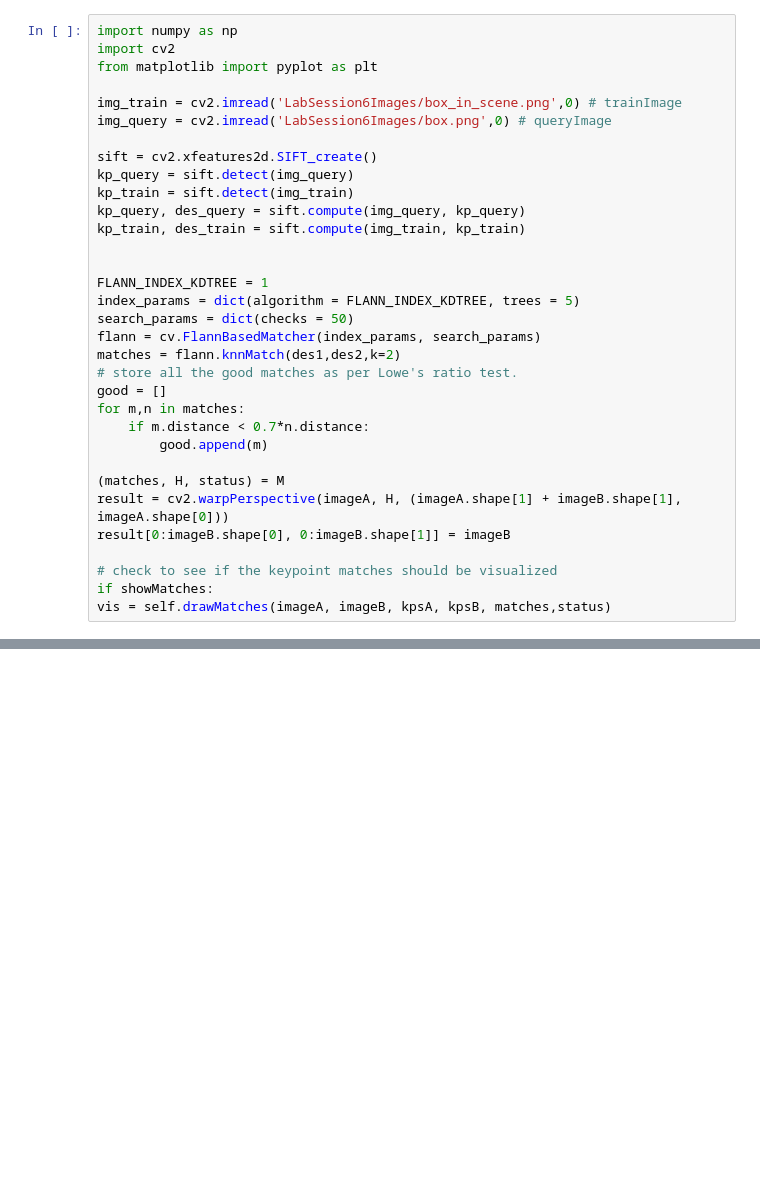
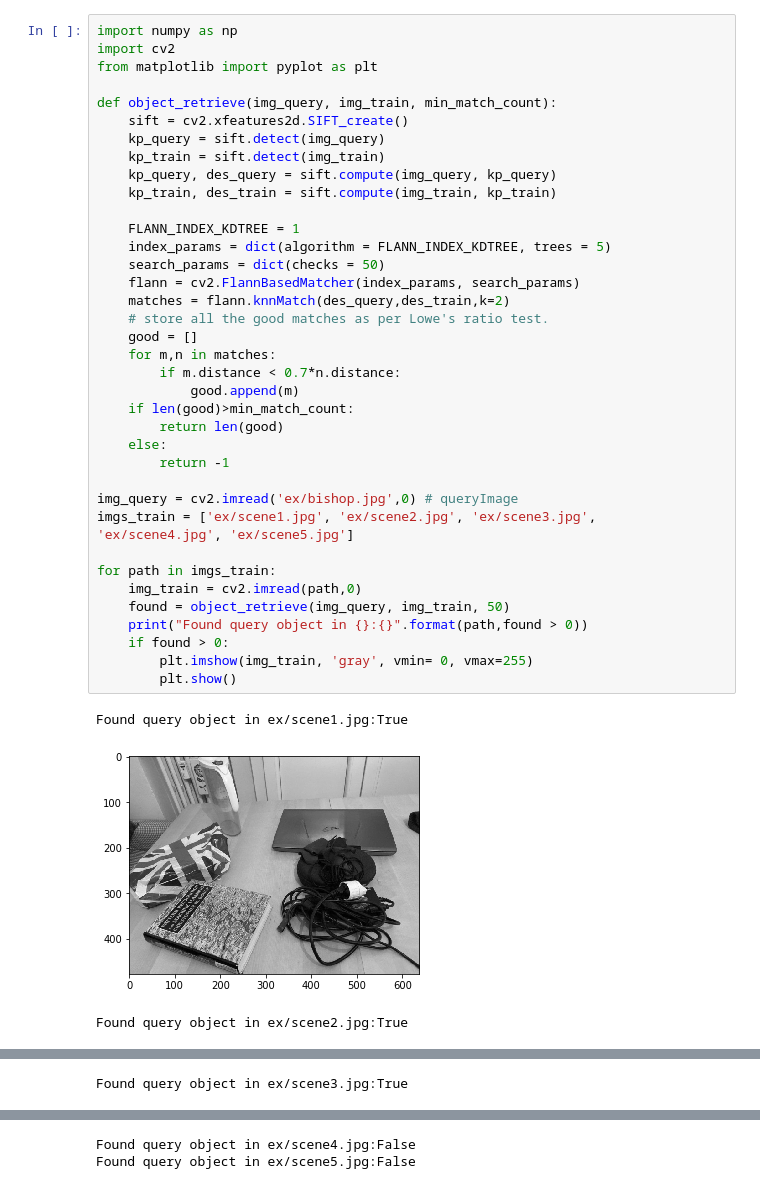
Before and after one commit to CVLAB-Unibo/ComputerVisionImageProcessing-LabSessions, a Jupyter notebook: LabSession6/LabSession6-ExercisesSolutions.ipynb, the cells around one changed output, grey strips where cells are left out. Drawn from its saved outputs; the diff is of its cells as text; blank space fills up the shorter version.

```diff
--- a/LabSession6/LabSession6-ExercisesSolutions.ipynb
+++ b/LabSession6/LabSession6-ExercisesSolutions.ipynb
@@ -6,33 +194,41 @@ Image Search
 # %%
 import numpy as np
 import cv2
 from matplotlib import pyplot as plt
 
-img_train = cv2.imread('LabSession6Images/box_in_scene.png',0) # trainImage
-img_query = cv2.imread('LabSession6Images/box.png',0) # queryImage
+def object_retrieve(img_query, img_train, min_match_count):
+    sift = cv2.xfeatures2d.SIFT_create()
+    kp_query = sift.detect(img_query)
+    kp_train = sift.detect(img_train)
+    kp_query, des_query = sift.compute(img_query, kp_query)
+    kp_train, des_train = sift.compute(img_train, kp_train)
 
-sift = cv2.xfeatures2d.SIFT_create()
-kp_query = sift.detect(img_query)
-kp_train = sift.detect(img_train)
-kp_query, des_query = sift.compute(img_query, kp_query)
-kp_train, des_train = sift.compute(img_train, kp_train)
+    FLANN_INDEX_KDTREE = 1
+    index_params = dict(algorithm = FLANN_INDEX_KDTREE, trees = 5)
+    search_params = dict(checks = 50)
+    flann = cv2.FlannBasedMatcher(index_params, search_params)
+    matches = flann.knnMatch(des_query,des_train,k=2)
+    # store all the good matches as per Lowe's ratio test.
+    good = []
+    for m,n in matches:
+        if m.distance < 0.7*n.distance:
+            good.append(m)
+    if len(good)>min_match_count:
+        return len(good)
+    else:
+        return -1
 
+img_query = cv2.imread('ex/bishop.jpg',0) # queryImage
+imgs_train = ['ex/scene1.jpg', 'ex/scene2.jpg', 'ex/scene3.jpg', 'ex/scene4.jpg', 'ex/scene5.jpg']
 
-FLANN_INDEX_KDTREE = 1
-index_params = dict(algorithm = FLANN_INDEX_KDTREE, trees = 5)
-search_params = dict(checks = 50)
-flann = cv.FlannBasedMatcher(index_params, search_params)
-matches = flann.knnMatch(des1,des2,k=2)
-# store all the good matches as per Lowe's ratio test.
-good = []
-for m,n in matches:
-    if m.distance < 0.7*n.distance:
-        good.append(m)
-
-(matches, H, status) = M
-result = cv2.warpPerspective(imageA, H, (imageA.shape[1] + imageB.shape[1], imageA.shape[0]))
-result[0:imageB.shape[0], 0:imageB.shape[1]] = imageB
-
-# check to see if the keypoint matches should be visualized
-if showMatches:
-vis = self.drawMatches(imageA, imageB, kpsA, kpsB, matches,status)
+for path in imgs_train:
+    img_train = cv2.imread(path,0)
+    found = object_retrieve(img_query, img_train, 50)
+    print("Found query object in {}:{}".format(path,found > 0))
+    if found > 0:
+        plt.imshow(img_train, 'gray', vmin= 0, vmax=255)
+        plt.show()
+# %% [output]
+Found query object in ex/scene1.jpg:True
+[figure, added]
+Found query object in ex/scene2.jpg:True
@@ -38,0 +236 @@ vis = self.drawMatches(imageA, imageB, kpsA, kpsB, matches,status)
+Found query object in ex/scene3.jpg:True
@@ -38,0 +238,2 @@ vis = self.drawMatches(imageA, imageB, kpsA, kpsB, matches,status)
+Found query object in ex/scene4.jpg:False
+Found query object in ex/scene5.jpg:False
```
Also changed, not shown: parts of 5 cells of this notebook, 2 other files.
